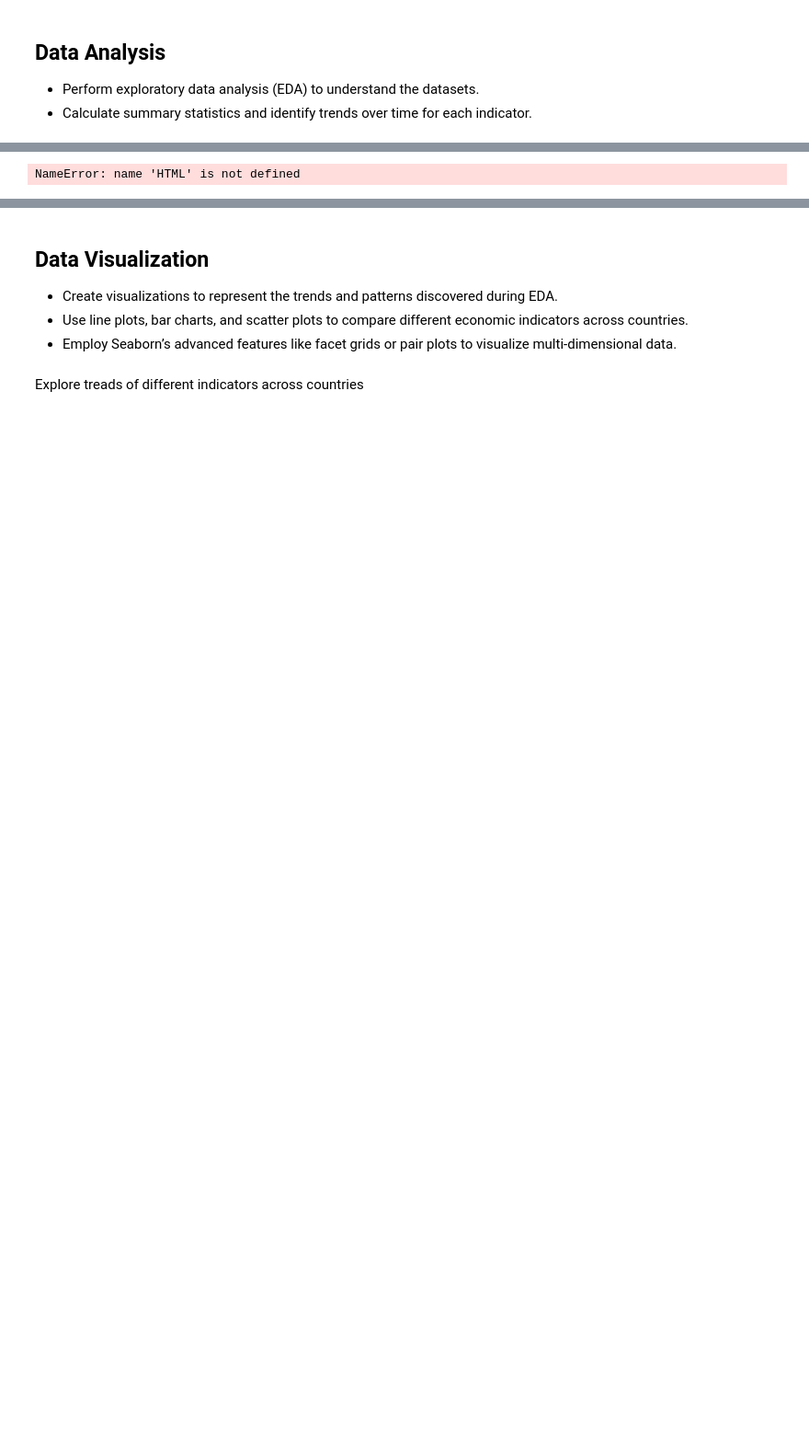
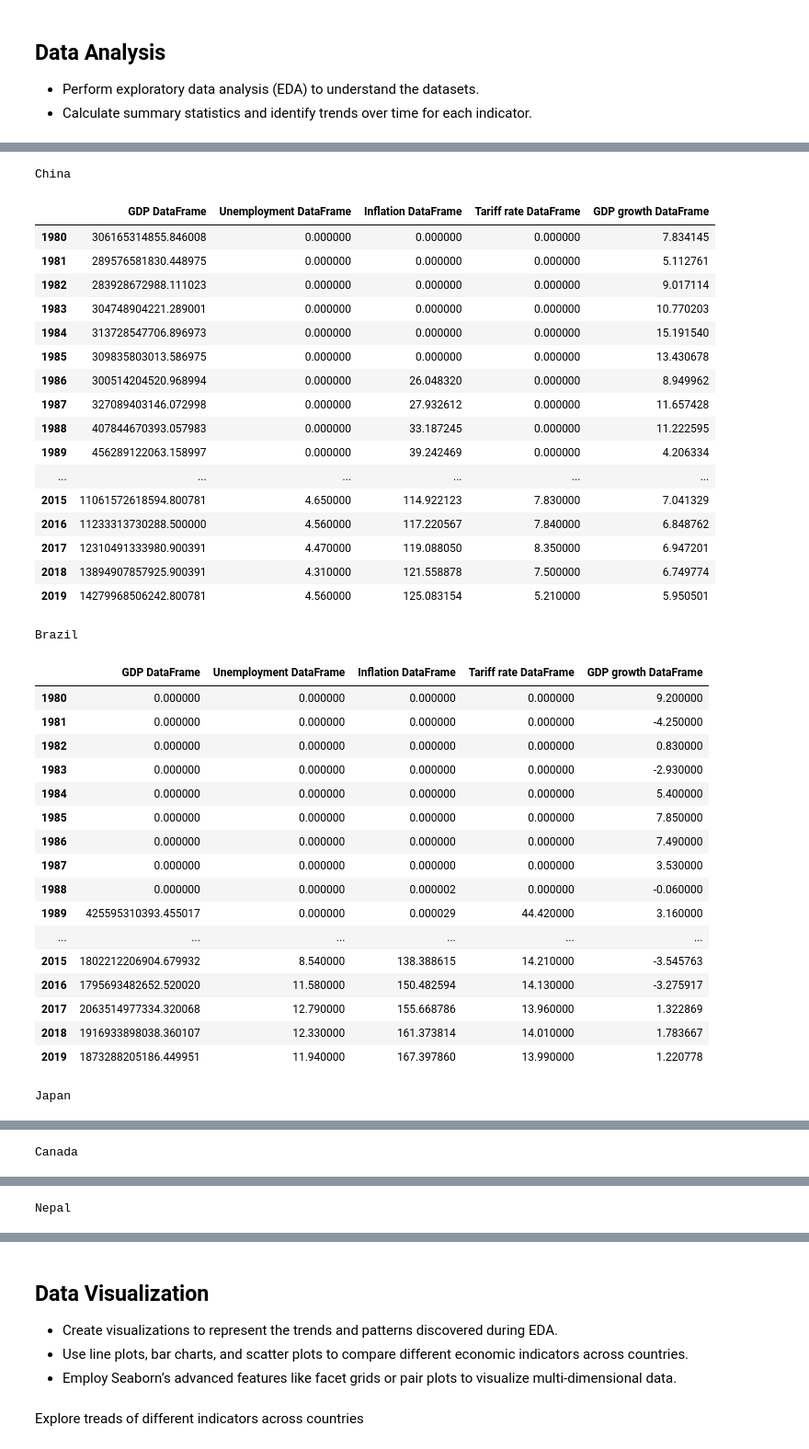
Before and after one commit to hasaki321/INFO212, a Jupyter notebook: HW2/HW2.ipynb, the cells around one changed output, grey strips where cells are left out. Shown at 92% size. Saved outputs shown, nothing was run; the diff lists cells and outputs as text; code cells hidden in the pictures; blank space fills up the shorter version.

```diff
--- a/HW2/HW2.ipynb
+++ b/HW2/HW2.ipynb
@@ -139,20 +279,60 @@ NameError: name 'HTML' is not defined
 # %%
 def create_country_dataframe(dfs, country):
     out_df = pd.DataFrame()
     indicators = dfs.keys()
 
     for df in dfs.values():
         out_df = pd.concat((out_df,df[country]),axis=1)
     out_df.columns = indicators
     return out_df
 
 country_dfs = {}
 for country in country_names.values():
     country_dfs[country] = create_country_dataframe(dfs,country)
 
+df_corrs = {}
+
+
 for (name,df) in country_dfs.items():
     df_corr = df.corr()
+    df_corrs[name] = df_corr
     df_corr = df.style.set_caption(name)
     display(HTML(df_corr.to_html()))
 # %% [output]
-NameError: name 'HTML' is not defined
+China
+|  | GDP DataFrame | Unemployment DataFrame | Inflation DataFrame | Tariff rate DataFrame | GDP growth DataFrame |
+| 1980 | 306165314855.846008 | 0.000000 | 0.000000 | 0.000000 | 7.834145 |
+| 1981 | 289576581830.448975 | 0.000000 | 0.000000 | 0.000000 | 5.112761 |
+| 1982 | 283928672988.111023 | 0.000000 | 0.000000 | 0.000000 | 9.017114 |
+| 1983 | 304748904221.289001 | 0.000000 | 0.000000 | 0.000000 | 10.770203 |
+| 1984 | 313728547706.896973 | 0.000000 | 0.000000 | 0.000000 | 15.191540 |
+| 1985 | 309835803013.586975 | 0.000000 | 0.000000 | 0.000000 | 13.430678 |
+| 1986 | 300514204520.968994 | 0.000000 | 26.048320 | 0.000000 | 8.949962 |
+| 1987 | 327089403146.072998 | 0.000000 | 27.932612 | 0.000000 | 11.657428 |
+| 1988 | 407844670393.057983 | 0.000000 | 33.187245 | 0.000000 | 11.222595 |
+| 1989 | 456289122063.158997 | 0.000000 | 39.242469 | 0.000000 | 4.206334 |
+| ... | ... | ... | ... | ... | ... |
+| 2015 | 11061572618594.800781 | 4.650000 | 114.922123 | 7.830000 | 7.041329 |
+| 2016 | 11233313730288.500000 | 4.560000 | 117.220567 | 7.840000 | 6.848762 |
+| 2017 | 12310491333980.900391 | 4.470000 | 119.088050 | 8.350000 | 6.947201 |
+| 2018 | 13894907857925.900391 | 4.310000 | 121.558878 | 7.500000 | 6.749774 |
+| 2019 | 14279968506242.800781 | 4.560000 | 125.083154 | 5.210000 | 5.950501 |
+Brazil
+|  | GDP DataFrame | Unemployment DataFrame | Inflation DataFrame | Tariff rate DataFrame | GDP growth DataFrame |
+| 1980 | 0.000000 | 0.000000 | 0.000000 | 0.000000 | 9.200000 |
+| 1981 | 0.000000 | 0.000000 | 0.000000 | 0.000000 | -4.250000 |
+| 1982 | 0.000000 | 0.000000 | 0.000000 | 0.000000 | 0.830000 |
+| 1983 | 0.000000 | 0.000000 | 0.000000 | 0.000000 | -2.930000 |
+| 1984 | 0.000000 | 0.000000 | 0.000000 | 0.000000 | 5.400000 |
+| 1985 | 0.000000 | 0.000000 | 0.000000 | 0.000000 | 7.850000 |
+| 1986 | 0.000000 | 0.000000 | 0.000000 | 0.000000 | 7.490000 |
+| 1987 | 0.000000 | 0.000000 | 0.000000 | 0.000000 | 3.530000 |
+| 1988 | 0.000000 | 0.000000 | 0.000002 | 0.000000 | -0.060000 |
+| 1989 | 425595310393.455017 | 0.000000 | 0.000029 | 44.420000 | 3.160000 |
+| ... | ... | ... | ... | ... | ... |
+| 2015 | 1802212206904.679932 | 8.540000 | 138.388615 | 14.210000 | -3.545763 |
+| 2016 | 1795693482652.520020 | 11.580000 | 150.482594 | 14.130000 | -3.275917 |
+| 2017 | 2063514977334.320068 | 12.790000 | 155.668786 | 13.960000 | 1.322869 |
+| 2018 | 1916933898038.360107 | 12.330000 | 161.373814 | 14.010000 | 1.783667 |
+| 2019 | 1873288205186.449951 | 11.940000 | 167.397860 | 13.990000 | 1.220778 |
+Japan
@@ -158,0 +356 @@ NameError: name 'HTML' is not defined
+Canada
@@ -158,0 +374 @@ NameError: name 'HTML' is not defined
+Nepal
```
Also changed, not shown: parts of 11 cells of this notebook.
